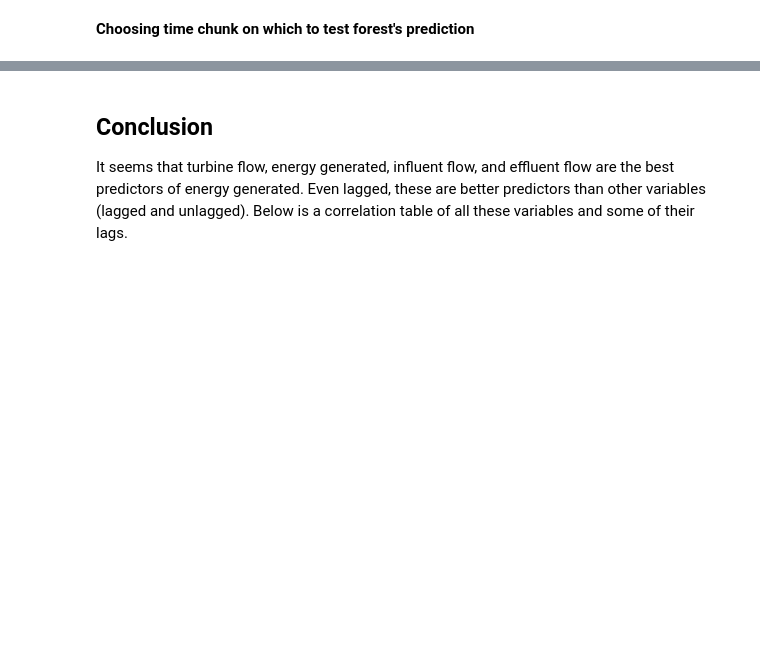
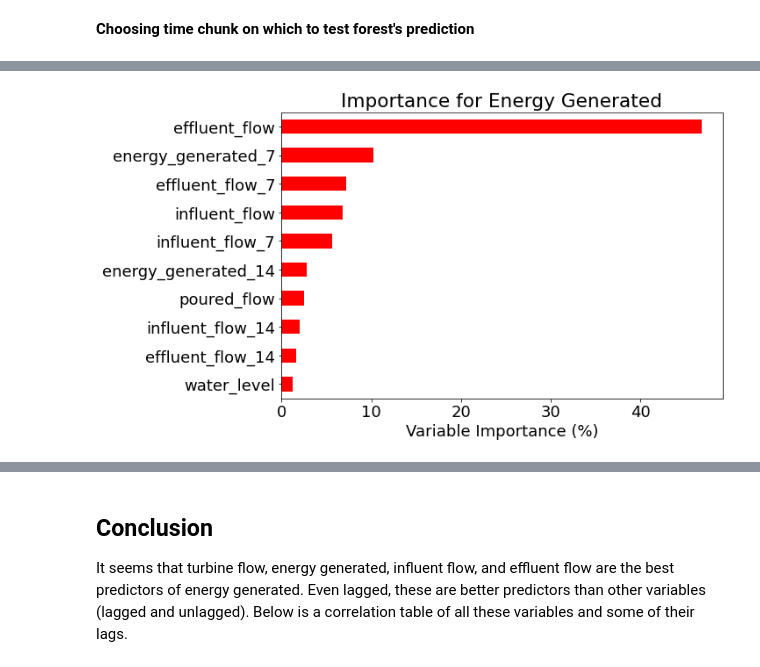
Before and after one commit to cameronthieme/IMAbootcamp2021, a Jupyter notebook: Data Exploration/Decision_Trees/Random Forests on Barra Bonita.ipynb, the cells around one changed output, grey strips where cells are left out. Drawn from its saved outputs; the diff is of its cells as text; code cells hidden in the pictures; blank space fills up the shorter version.

```diff
--- a/Data Exploration/Decision_Trees/Random Forests on Barra Bonita.ipynb
+++ b/Data Exploration/Decision_Trees/Random Forests on Barra Bonita.ipynb
@@ -185 +203,15 @@ plt.gca().legend_ = None
+# %%
+#10 most important variables
+
+Importance_trunc = Importance.iloc[0:10]
+bar_plot = Importance_trunc.sort_values(by = 'Importance for Energy Generated',
+                       axis = 0,
+                       ascending = True).plot(kind = 'barh',
+                                              color = 'r',
+                                              figsize=(9,6),
+                                              legend = False)
+plt.title('Importance for Energy Generated')
+plt.xlabel('Variable Importance (%)')
+# %% [output]
+[figure, added]
 # %% [markdown]
```
Also changed, not shown: parts of 29 cells of this notebook, 14 other files.
